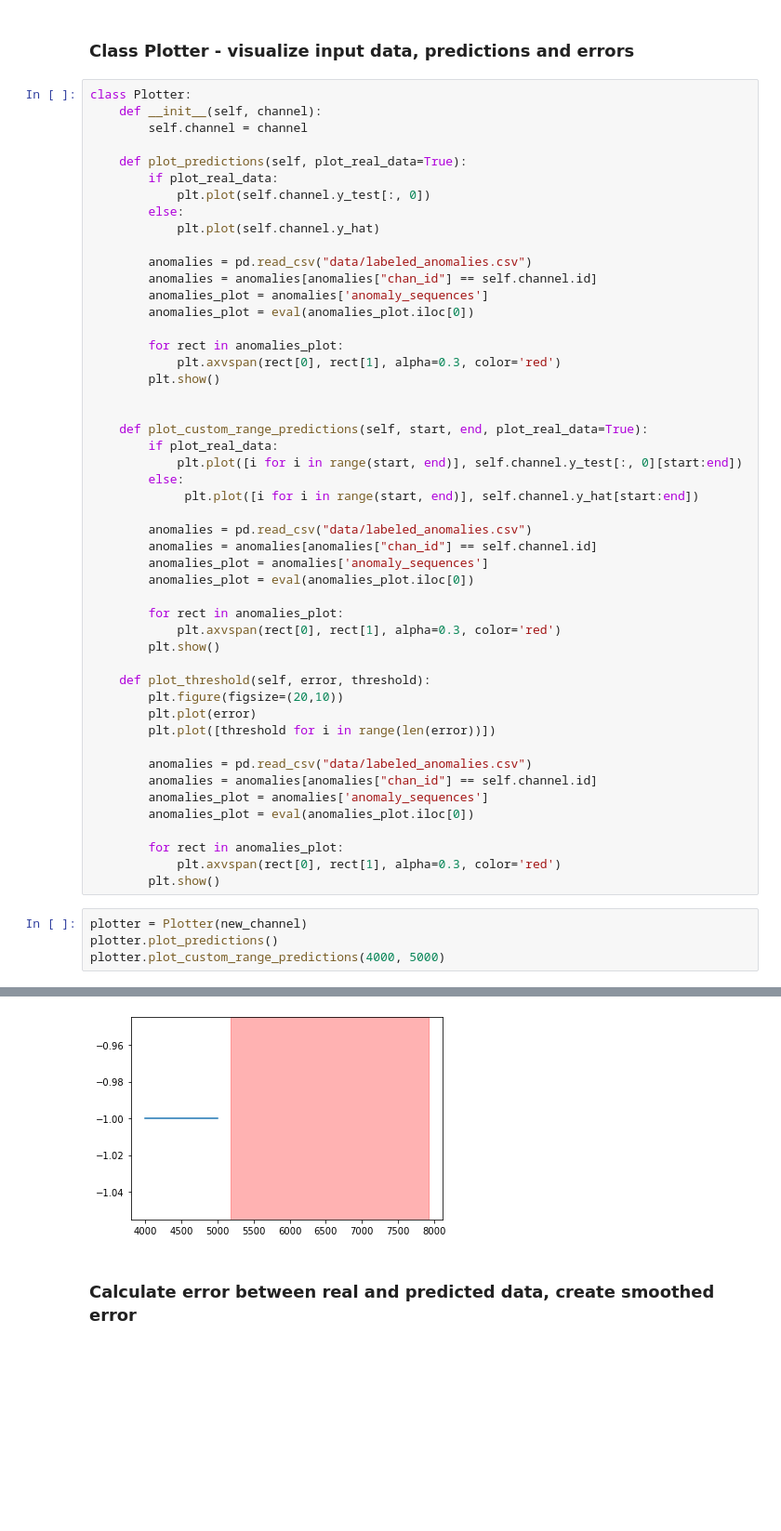
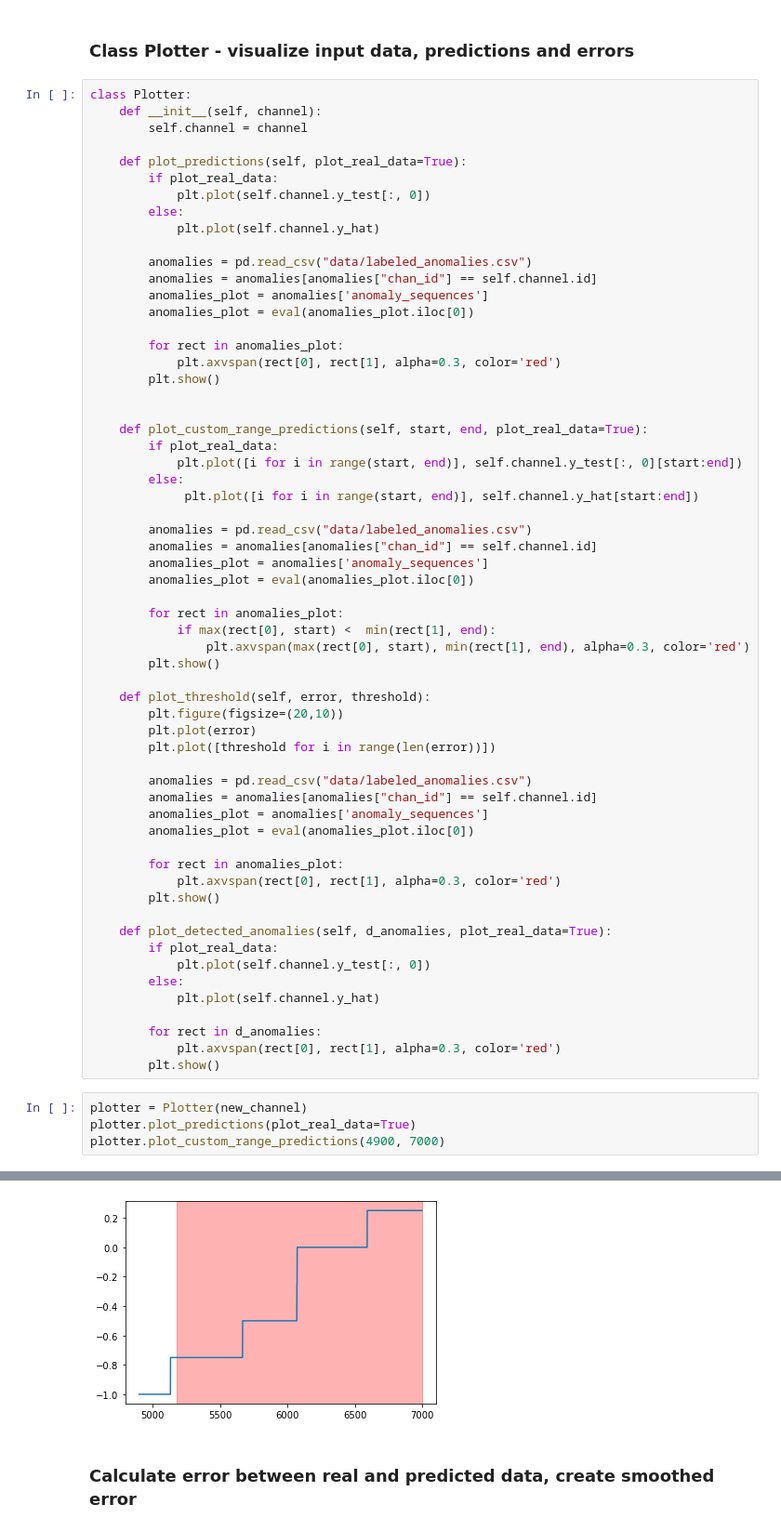
Before and after one commit to NorbertKlockiewicz/AnomalyDetection, a Jupyter notebook: Model.ipynb, the cells around one changed output, grey strips where cells are left out. Shown: that part at 93% size. Saved outputs shown, nothing was run; the diff lists cells and outputs as text; blank space fills up the shorter version.

Commit message:
possibility of turning on the original error function without pruning. Plotting detected anomalies. Edited error funciton.

```diff
--- a/Model.ipynb
+++ b/Model.ipynb
@@ -229,7 +234,8 @@ class Plotter:
         anomalies_plot = eval(anomalies_plot.iloc[0])
 
         for rect in anomalies_plot:
-            plt.axvspan(rect[0], rect[1], alpha=0.3, color='red')
+            if max(rect[0], start) <  min(rect[1], end):
+                plt.axvspan(max(rect[0], start), min(rect[1], end), alpha=0.3, color='red')
         plt.show()
 
     def plot_threshold(self, error, threshold):
@@ -245,13 +251,23 @@ class Plotter:
         for rect in anomalies_plot:
             plt.axvspan(rect[0], rect[1], alpha=0.3, color='red')
         plt.show()
+
+    def plot_detected_anomalies(self, d_anomalies, plot_real_data=True):
+        if plot_real_data:
+            plt.plot(self.channel.y_test[:, 0])
+        else:
+            plt.plot(self.channel.y_hat)
+
+        for rect in d_anomalies:
+            plt.axvspan(rect[0], rect[1], alpha=0.3, color='red')
+        plt.show()
 # %%
 plotter = Plotter(new_channel)
-plotter.plot_predictions()
-plotter.plot_custom_range_predictions(4000, 5000)
+plotter.plot_predictions(plot_real_data=True)
+plotter.plot_custom_range_predictions(4900, 7000)
 # %% [output]
 [figure]
-[figure, old version]
+[figure, new version]
 # %% [markdown]
 ### Calculate error between real and predicted data, create smoothed error
 # %%
```
Also changed, not shown: parts of 20 cells of this notebook.
